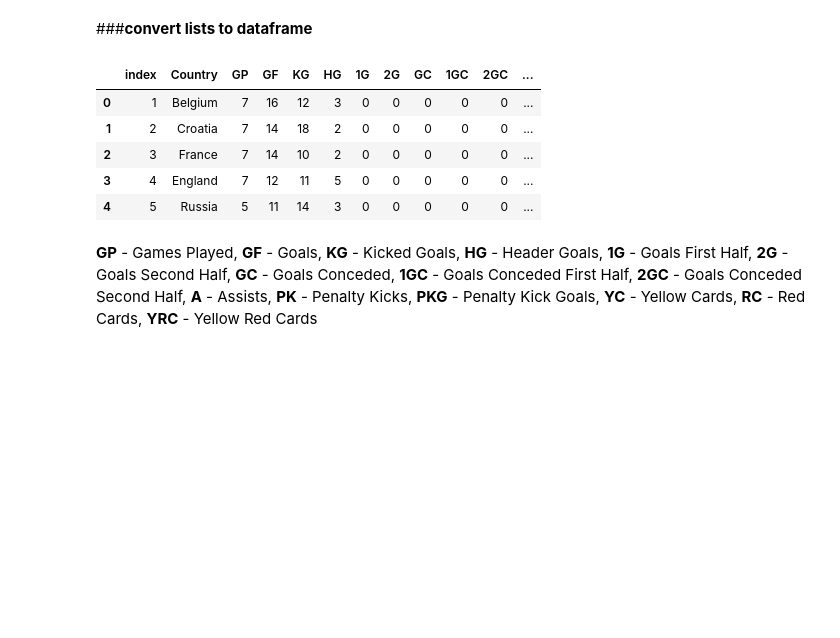
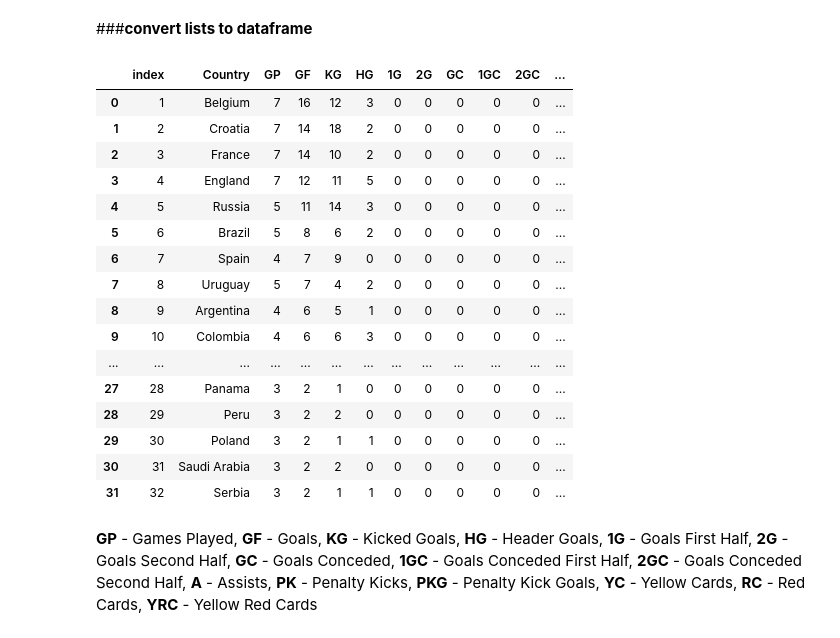
Before and after one commit to YahiaML/World-Cup-2018-Data-, a Jupyter notebook: World_Cup_qualifiers_data.ipynb, the cells around one changed output. Drawn from its saved outputs; the diff is of its cells as text; code cells hidden in the pictures; blank space fills up the shorter version.

```diff
--- a/World_Cup_qualifiers_data.ipynb
+++ b/World_Cup_qualifiers_data.ipynb
@@ -90,14 +92,25 @@ print(teams)
 ###**convert lists to dataframe**
 # %%
 standard = pd.DataFrame(teams,columns=["index","Country", "GP", "GF", "KG", "HG", "1G", "2G", "GC", "1GC", "2GC", "A", "PK", "PKG", "YC", "RC","YRC"])  # inserting columns names
-standard.head()
+standard
 # %% [output]
 |  | index | Country | GP | GF | KG | HG | 1G | 2G | GC | 1GC | 2GC | ... |
 | 0 | 1 | Belgium | 7 | 16 | 12 | 3 | 0 | 0 | 0 | 0 | 0 | ... |
 | 1 | 2 | Croatia | 7 | 14 | 18 | 2 | 0 | 0 | 0 | 0 | 0 | ... |
 | 2 | 3 | France | 7 | 14 | 10 | 2 | 0 | 0 | 0 | 0 | 0 | ... |
 | 3 | 4 | England | 7 | 12 | 11 | 5 | 0 | 0 | 0 | 0 | 0 | ... |
 | 4 | 5 | Russia | 5 | 11 | 14 | 3 | 0 | 0 | 0 | 0 | 0 | ... |
+| 5 | 6 | Brazil | 5 | 8 | 6 | 2 | 0 | 0 | 0 | 0 | 0 | ... |
+| 6 | 7 | Spain | 4 | 7 | 9 | 0 | 0 | 0 | 0 | 0 | 0 | ... |
+| 7 | 8 | Uruguay | 5 | 7 | 4 | 2 | 0 | 0 | 0 | 0 | 0 | ... |
+| 8 | 9 | Argentina | 4 | 6 | 5 | 1 | 0 | 0 | 0 | 0 | 0 | ... |
+| 9 | 10 | Colombia | 4 | 6 | 6 | 3 | 0 | 0 | 0 | 0 | 0 | ... |
+| ... | ... | ... | ... | ... | ... | ... | ... | ... | ... | ... | ... | ... |
+| 27 | 28 | Panama | 3 | 2 | 1 | 0 | 0 | 0 | 0 | 0 | 0 | ... |
+| 28 | 29 | Peru | 3 | 2 | 2 | 0 | 0 | 0 | 0 | 0 | 0 | ... |
+| 29 | 30 | Poland | 3 | 2 | 1 | 1 | 0 | 0 | 0 | 0 | 0 | ... |
+| 30 | 31 | Saudi Arabia | 3 | 2 | 2 | 0 | 0 | 0 | 0 | 0 | 0 | ... |
+| 31 | 32 | Serbia | 3 | 2 | 1 | 1 | 0 | 0 | 0 | 0 | 0 | ... |
 # %% [markdown]
 **GP** - Games Played, **GF** - Goals, **KG** - Kicked Goals, **HG** - Header Goals, **1G** - Goals First Half, **2G** - Goals Second Half, **GC** - Goals Conceded, **1GC** - Goals Conceded First Half, **2GC** - Goals Conceded Second Half, **A** - Assists, **PK** - Penalty Kicks, **PKG** - Penalty Kick Goals, **YC** - Yellow Cards, **RC** - Red Cards, **YRC** - Yellow Red Cards
 # %% [markdown]
```
Also changed, not shown: parts of 10 cells of this notebook.
